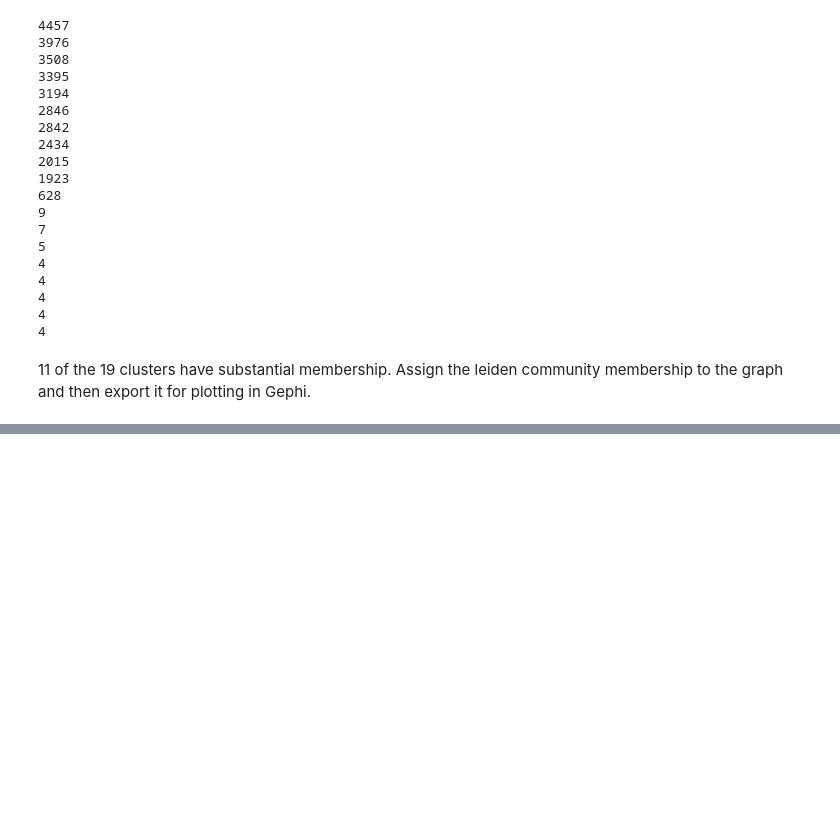
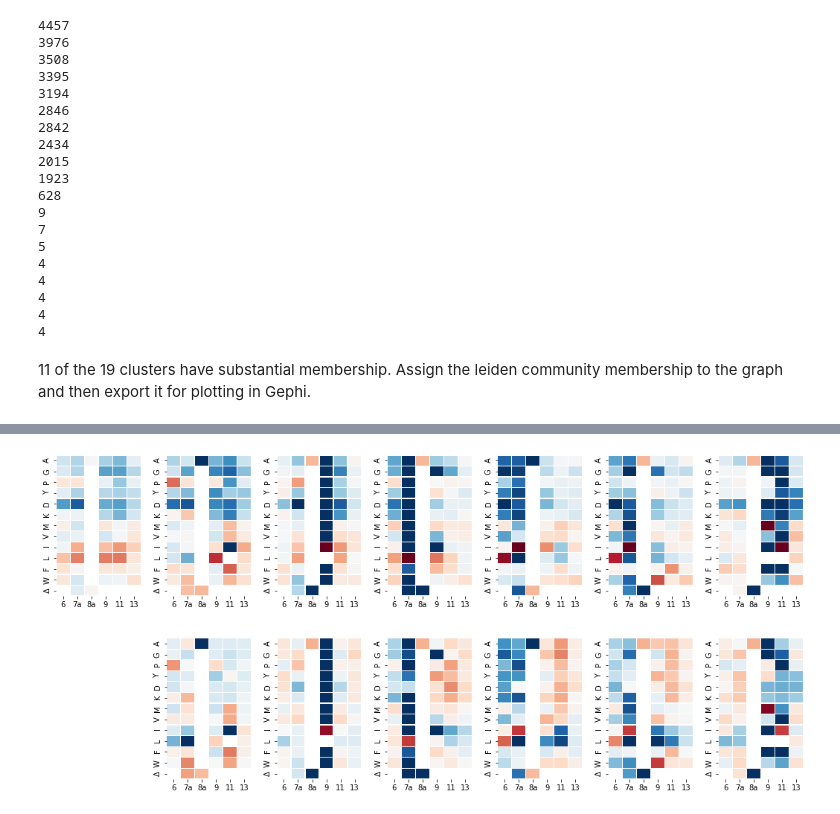
Before and after one commit to MayaPetek/InDelScanner, a Jupyter notebook: Results_Remkes/Hamming_Graph_Partitioning.ipynb, the cells around one changed output, grey strips where cells are left out. Saved outputs shown, nothing was run; the diff lists cells and outputs as text; code cells hidden in the pictures; blank space fills up the shorter version.

```diff
--- a/Results_Remkes/Hamming_Graph_Partitioning.ipynb
+++ b/Results_Remkes/Hamming_Graph_Partitioning.ipynb
@@ -294,0 +331,9 @@ H.write_graphml('Hamming_with_Leiden.graphml')
+# %%
+subgraph_dict = {i: [H.vs[nd]['id'] for nd in range(len(H.vs)) if H.vs[nd]['leiden'] == i] for i in range(5,11)}
+
+cluster_dfs = {i-5: df_pos.loc[subgraph_dict[i]] for i in range(5,11)}
+connected_df = df_pos.loc[list(G.nodes())]
+
+plot_clusters(connected_df, cluster_dfs, (-3, 3),  np.log2, fname='Leiden_clusters_5-10.svg', fsize=(18,8))
+# %% [output]
+[figure, added]
```
Also changed, not shown: parts of 8 cells of this notebook.
